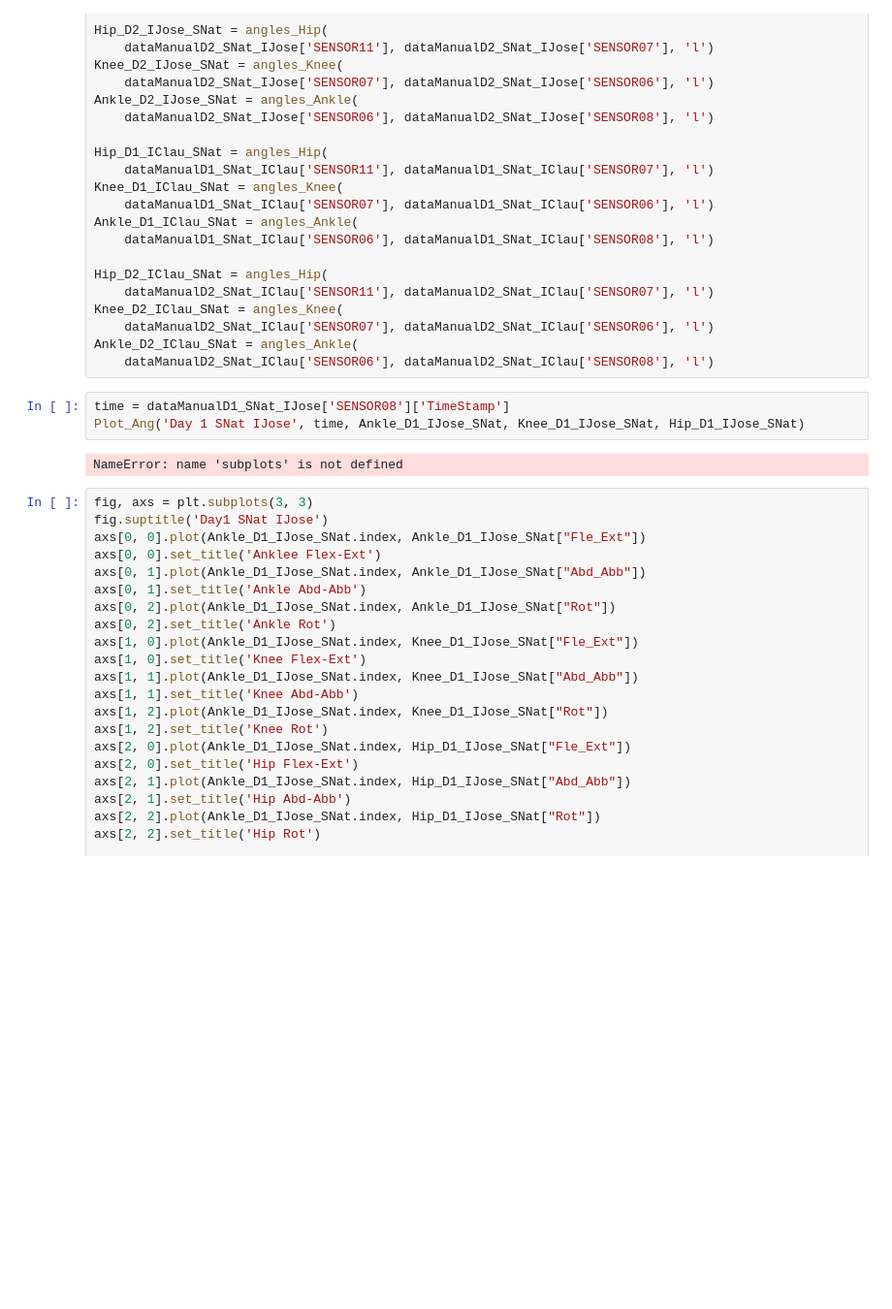
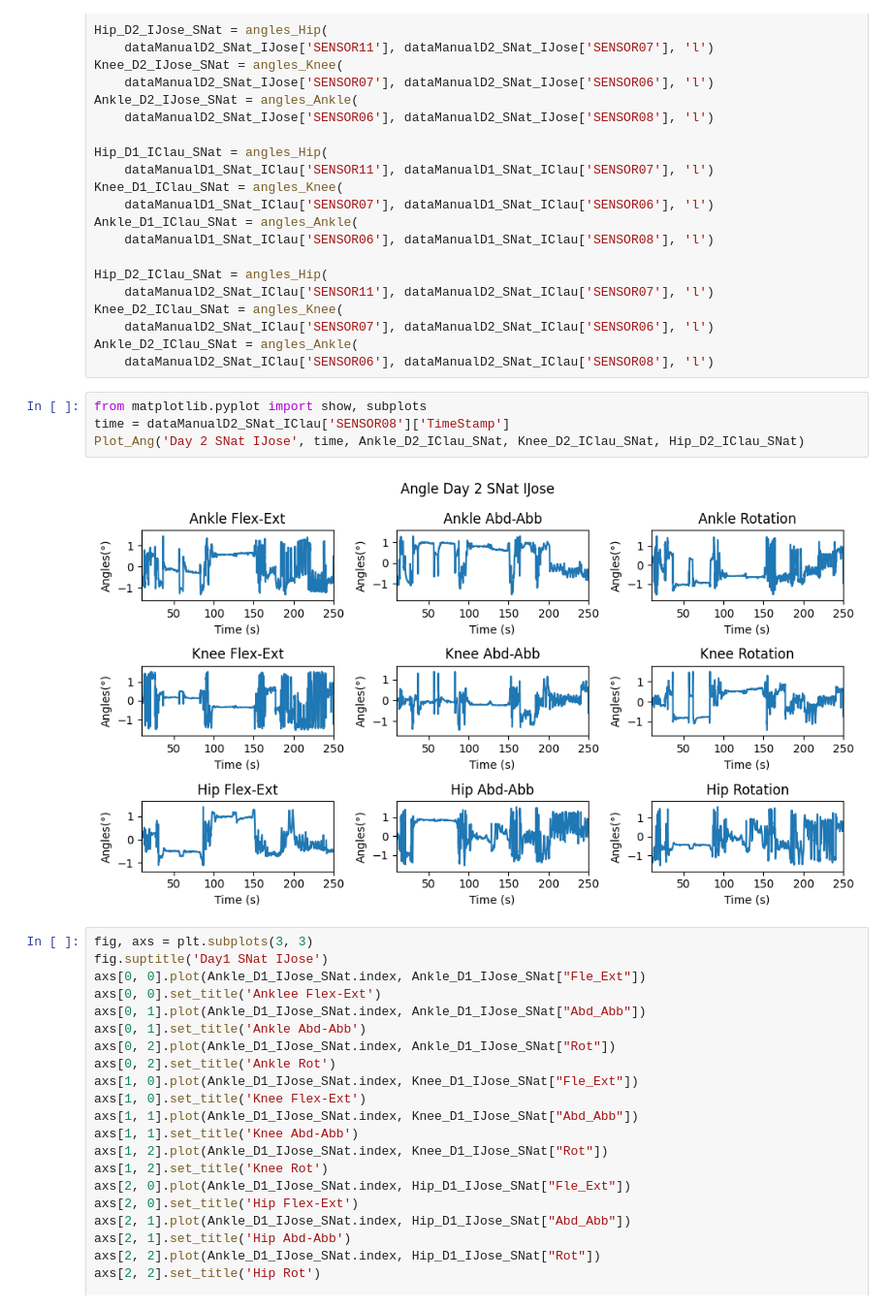
Before and after one commit to TEC-CIMB/SAM-Processing, a Jupyter notebook: Proyecto_SAM.ipynb, the cells around one changed output. Shown at 97% size. Saved outputs shown, nothing was run; the diff lists cells and outputs as text; blank space fills up the shorter version.

Commit message:
Plotting angles

```diff
--- a/Proyecto_SAM.ipynb
+++ b/Proyecto_SAM.ipynb
@@ -551,11 +551,12 @@ Knee_D2_IClau_SNat = angles_Knee(
     dataManualD2_SNat_IClau['SENSOR07'], dataManualD2_SNat_IClau['SENSOR06'], 'l')
 Ankle_D2_IClau_SNat = angles_Ankle(
     dataManualD2_SNat_IClau['SENSOR06'], dataManualD2_SNat_IClau['SENSOR08'], 'l')
-# %%
-time = dataManualD1_SNat_IJose['SENSOR08']['TimeStamp']
-Plot_Ang('Day 1 SNat IJose', time, Ankle_D1_IJose_SNat, Knee_D1_IJose_SNat, Hip_D1_IJose_SNat)
-# %% [output]
-NameError: name 'subplots' is not defined
+# %%
+from matplotlib.pyplot import show, subplots
+time = dataManualD2_SNat_IClau['SENSOR08']['TimeStamp']
+Plot_Ang('Day 2 SNat IJose', time, Ankle_D2_IClau_SNat, Knee_D2_IClau_SNat, Hip_D2_IClau_SNat)
+# %% [output]
+[figure, added]
 # %%
 fig, axs = plt.subplots(3, 3)
 fig.suptitle('Day1 SNat IJose')
```
